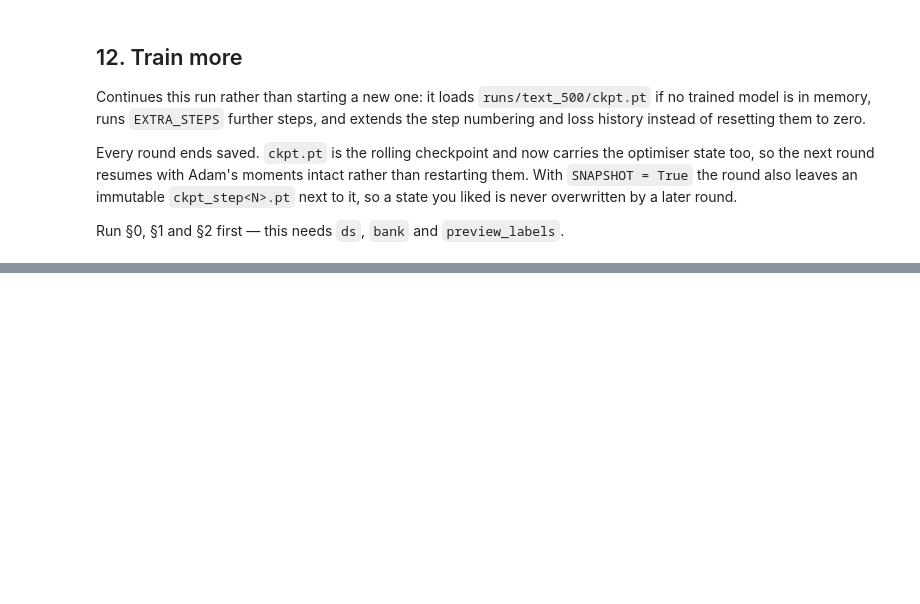
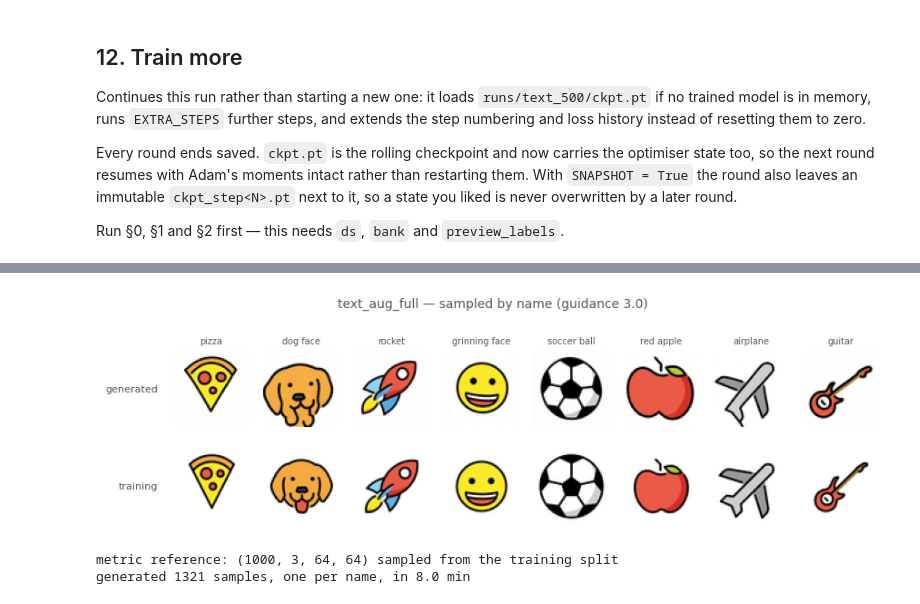
Before and after one commit to DjordjeStojiljkovic/diffusion_for_emojis, a Jupyter notebook: train_text.ipynb, the cells around one changed output, grey strips where cells are left out. Saved outputs shown, nothing was run; the diff lists cells and outputs as text; code cells hidden in the pictures; blank space fills up the shorter version.

```diff
--- a/train_text.ipynb
+++ b/train_text.ipynb
@@ -662,0 +814,12 @@ plot_losses(losses, k=max(1, len(losses) // 100),
+# %%
+model_aug, ema_aug, losses_aug, diff_aug = train(
+    build_model_aug(), ds_aug, run_aug, val_dataset=ds_aug_val,
+    steps=AUG_STEPS, batch_size=AUG_BATCH, lr=LR, timesteps=T,
+    ema_decay=EMA_DECAY, log_every=AUG_LOG_EVERY,
+    val_every=AUG_VAL_EVERY, val_max_images=AUG_VAL_IMAGES,
+    checkpoint_every=AUG_CHECKPOINT_EVERY,
+    preview_every=AUG_PREVIEW_EVERY, preview_labels=preview_labels_aug,
+    preview_ddim_steps=DDIM_STEPS, guidance_scale=GUIDANCE,
+    num_workers=NUM_WORKERS, device=DEVICE, seed=SEED,
+    on_preview=lambda step, imgs, lbls: show_grid(imgs, ncols=8, title=f"step {step}"),
+)
@@ -662,0 +837,43 @@ plot_losses(losses, k=max(1, len(losses) // 100),
+# %%
+named_aug = generate(ema_aug, diff_aug, preview_labels_aug, guidance_scale=GUIDANCE,
+                     ddim_steps=HERO_DDIM_STEPS, device=DEVICE)
+run_aug.save_grid(named_aug, "by_name.png", ncols=8)
+
+# The reference is variant 0 — the untouched original of each preview emoji.
+first_variant = {}
+for i, row in enumerate(ds_aug.meta):
+    if row["aug_index"] == "0":
+        first_variant[row["name"]] = i
+reference_aug = torch.stack([ds_aug[first_variant[n]][0] for n in PREVIEW_NAMES])
+
+# show_pairs titles its columns from the global `names`, which still holds the
+# 500-name list from run text_500. Point it at the new vocabulary for the call.
+names, names_500 = names_aug, names
+try:
+    show_pairs(named_aug, reference_aug, preview_labels_aug.tolist(),
+               f"{AUG_NAME} — sampled by name (guidance {GUIDANCE})",
+               path=run_aug.samples_dir / "by_name_pairs.png")
+finally:
+    names = names_500
+# %% [output]
+[figure, added]
+# %%
+if "inception" not in globals():
+    inception = metrics.InceptionFeatures(DEVICE)
+
+generator = torch.Generator().manual_seed(SEED)
+sub = torch.randperm(len(ds_aug), generator=generator)[:AUG_REAL_SAMPLE]
+real_aug_images = torch.stack([ds_aug[int(i)][0] for i in sub])
+real_aug_labels = torch.tensor([ds_aug.labels[int(i)] for i in sub])
+print(f"metric reference: {tuple(real_aug_images.shape)} sampled from the training split")
+
+# One sample per name, as in run text_500.
+t0 = time.time()
+all_labels_aug = torch.arange(len(names_aug))
+fake_aug = generate(ema_aug, diff_aug, all_labels_aug, guidance_scale=GUIDANCE,
+                    ddim_steps=DDIM_STEPS, device=DEVICE)
+print(f"generated {len(fake_aug)} samples, one per name, in {(time.time() - t0) / 60:.1f} min")
+run_aug.save_grid(fake_aug, "all_names.png", ncols=32)
+# %% [output]
+metric reference: (1000, 3, 64, 64) sampled from the training split
+generated 1321 samples, one per name, in 8.0 min
```
Also changed, not shown: parts of 17 cells of this notebook, 13 other files.
